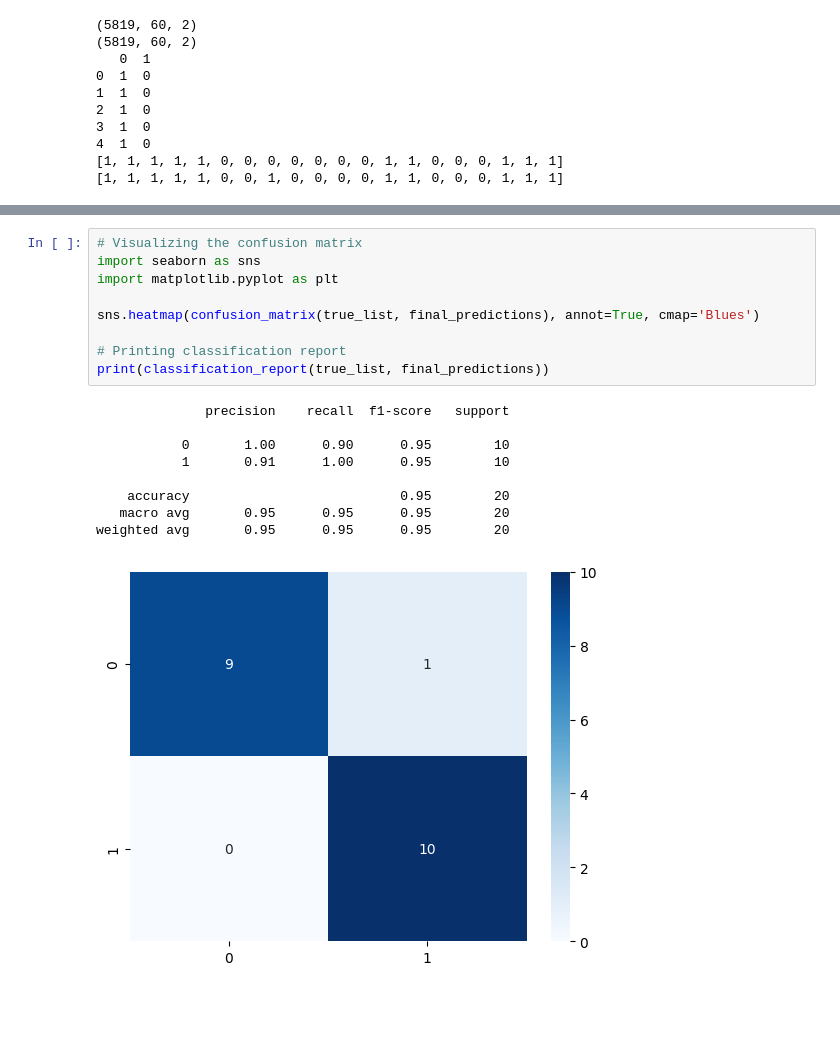
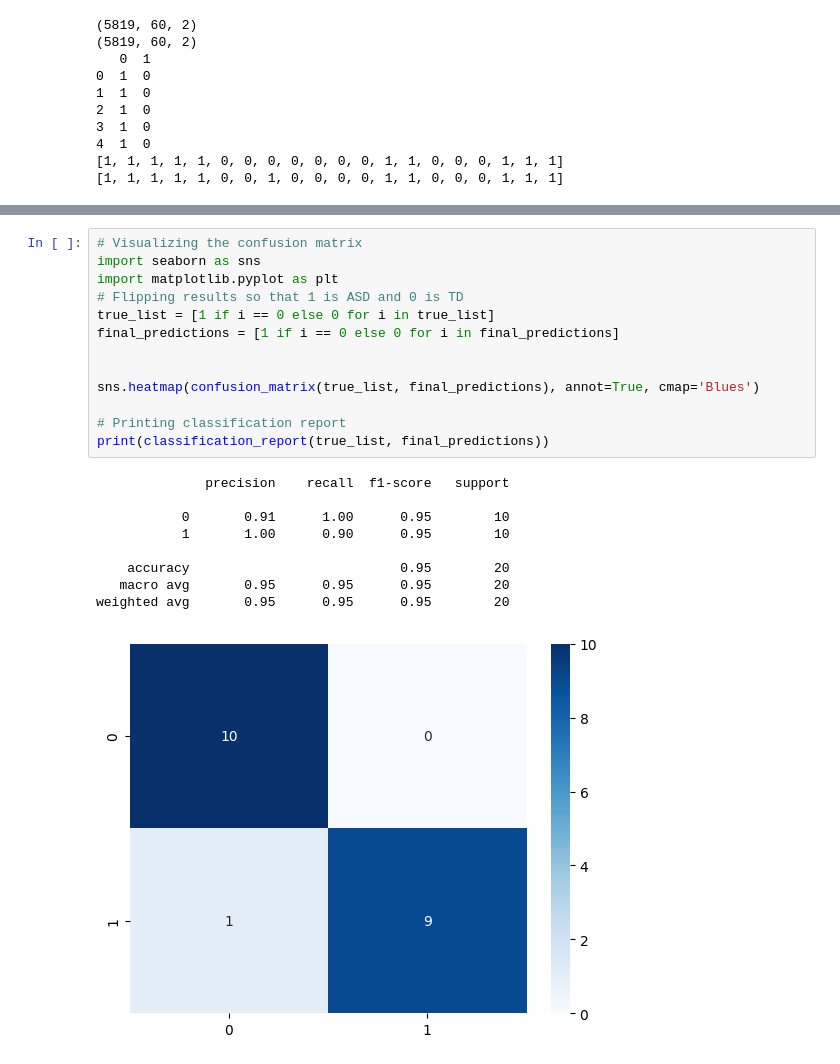
Before and after one commit to asw615/Classification-of-ASD-EyeTracking, a Jupyter notebook: lstm.ipynb, the cells around one changed output, grey strips where cells are left out. Cells and saved outputs as stored; diff of their text form; blank space fills up the shorter version.

```diff
--- a/lstm.ipynb
+++ b/lstm.ipynb
@@ -552,19 +576,23 @@ print(final_predictions)
 # %%
 # Visualizing the confusion matrix
 import seaborn as sns
 import matplotlib.pyplot as plt
+# Flipping results so that 1 is ASD and 0 is TD
+true_list = [1 if i == 0 else 0 for i in true_list]
+final_predictions = [1 if i == 0 else 0 for i in final_predictions]
+
 
 sns.heatmap(confusion_matrix(true_list, final_predictions), annot=True, cmap='Blues')
 
 # Printing classification report
 print(classification_report(true_list, final_predictions))
 # %% [output]
               precision    recall  f1-score   support
 
-           0       1.00      0.90      0.95        10
-           1       0.91      1.00      0.95        10
+           0       0.91      1.00      0.95        10
+           1       1.00      0.90      0.95        10
 
     accuracy                           0.95        20
    macro avg       0.95      0.95      0.95        20
 weighted avg       0.95      0.95      0.95        20
-[figure, old version]
+[figure, new version]
```
Also changed, not shown: parts of 2 cells of this notebook.
